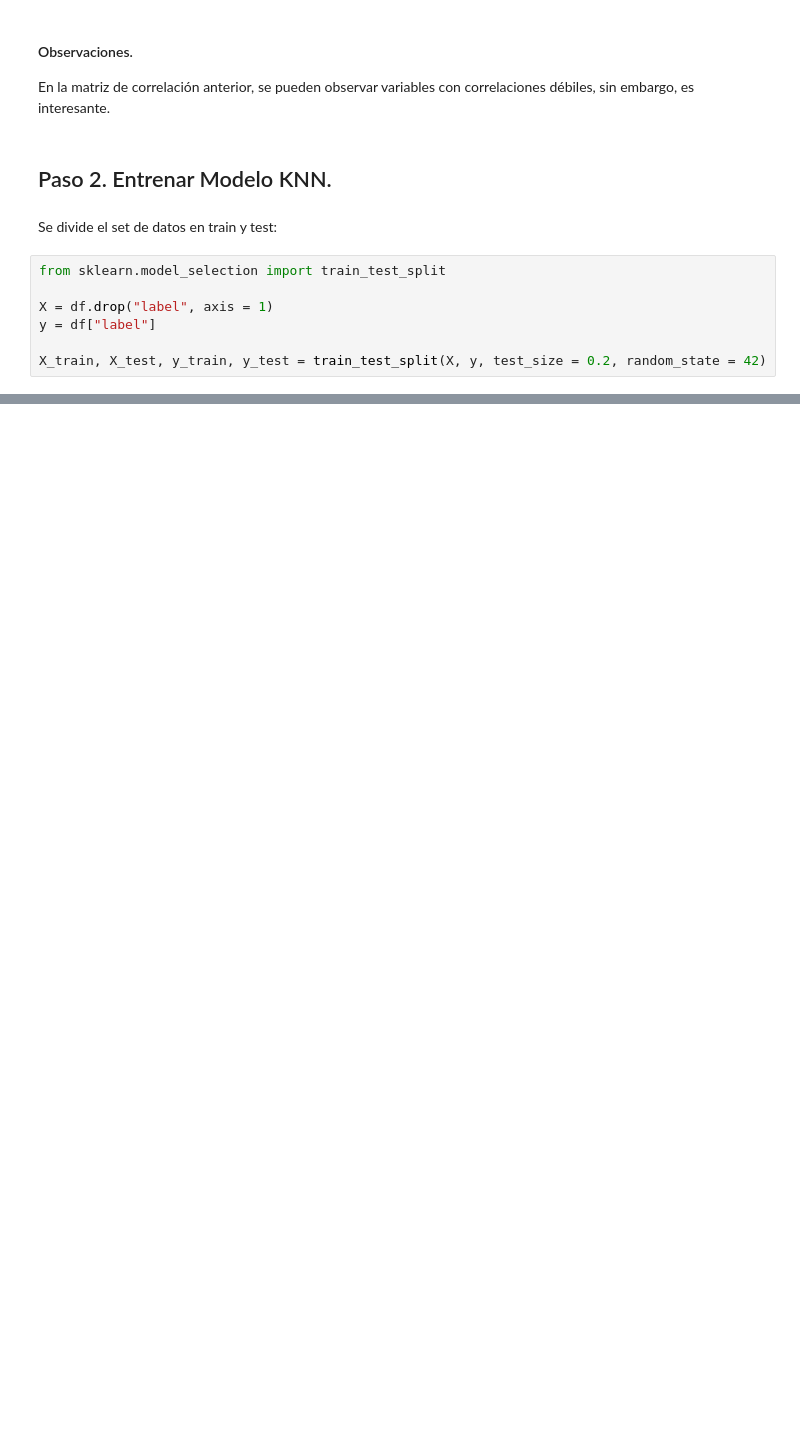
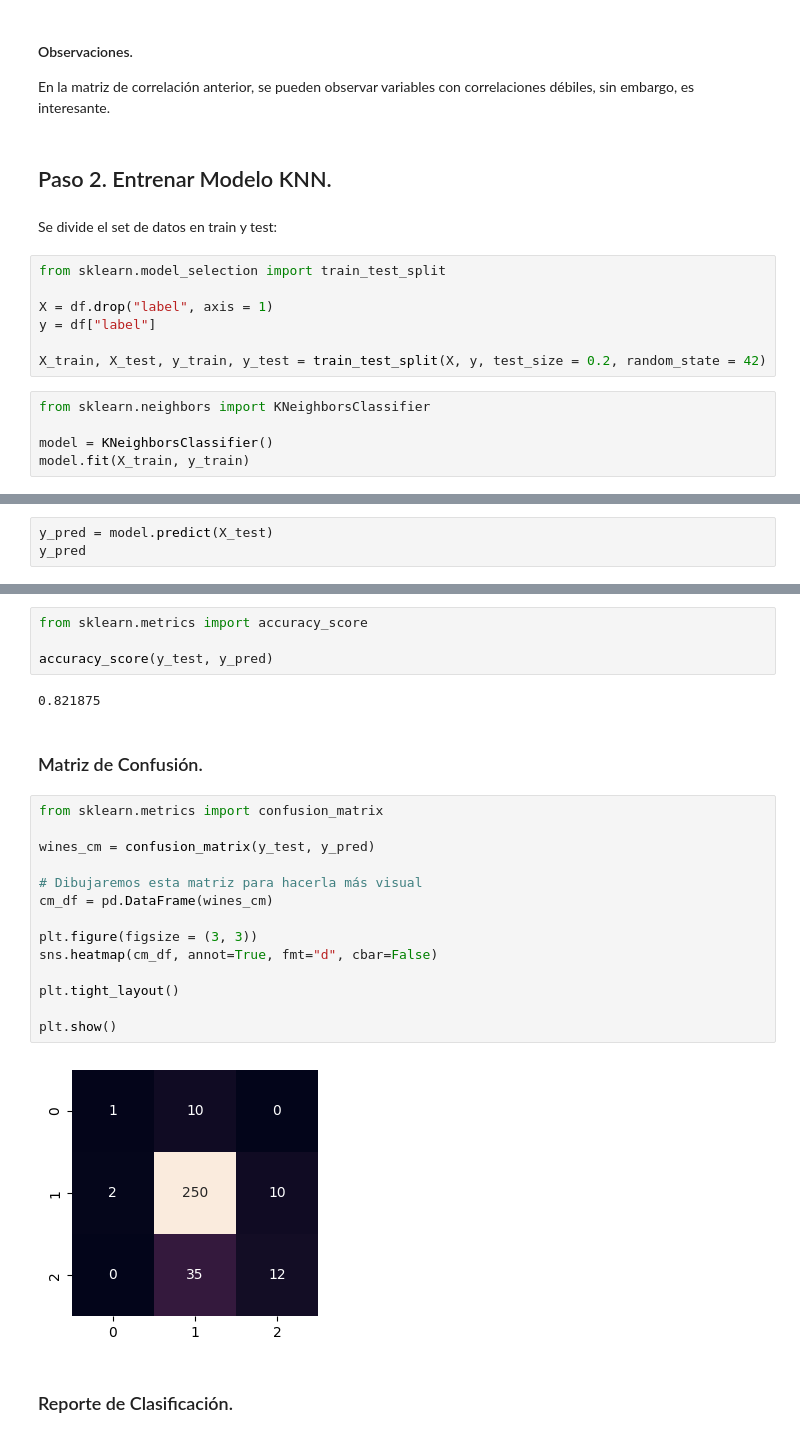
Before and after one commit to 4GeeksAcademy/k_nearest_neighbors_BBRH, a Jupyter notebook: src/k_nearest_neighbors_explore.ipynb, the cells around one changed output, grey strips where cells are left out. Cells and saved outputs as stored; diff of their text form; blank space fills up the shorter version.

Commit message:
added confusion matrix and classification report

```diff
--- a/src/k_nearest_neighbors_explore.ipynb
+++ b/src/k_nearest_neighbors_explore.ipynb
@@ -215,3 +214,8 @@ X = df.drop("label", axis = 1)
 y = df["label"]
 
 X_train, X_test, y_train, y_test = train_test_split(X, y, test_size = 0.2, random_state = 42)
+# %%
+from sklearn.neighbors import KNeighborsClassifier
+
+model = KNeighborsClassifier()
+model.fit(X_train, y_train)
@@ -217,0 +224,3 @@ X_train, X_test, y_train, y_test = train_test_split(X, y, test_size = 0.2, rando
+# %%
+y_pred = model.predict(X_test)
+y_pred
@@ -217,0 +243,26 @@ X_train, X_test, y_train, y_test = train_test_split(X, y, test_size = 0.2, rando
+# %%
+from sklearn.metrics import accuracy_score
+
+accuracy_score(y_test, y_pred)
+# %% [output]
+0.821875
+# %% [markdown]
+### Matriz de Confusión.
+# %%
+from sklearn.metrics import confusion_matrix
+
+wines_cm = confusion_matrix(y_test, y_pred)
+
+# Dibujaremos esta matriz para hacerla más visual
+cm_df = pd.DataFrame(wines_cm)
+
+plt.figure(figsize = (3, 3))
+sns.heatmap(cm_df, annot=True, fmt="d", cbar=False)
+
+plt.tight_layout()
+
+plt.show()
+# %% [output]
+[figure, added]
+# %% [markdown]
+### Reporte de Clasificación.
```
Also changed, not shown: parts of 7 cells of this notebook.
